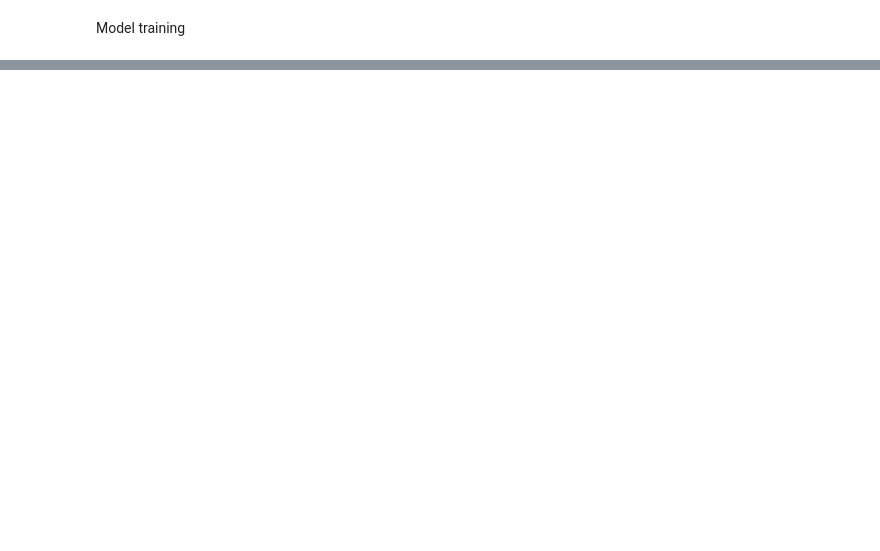
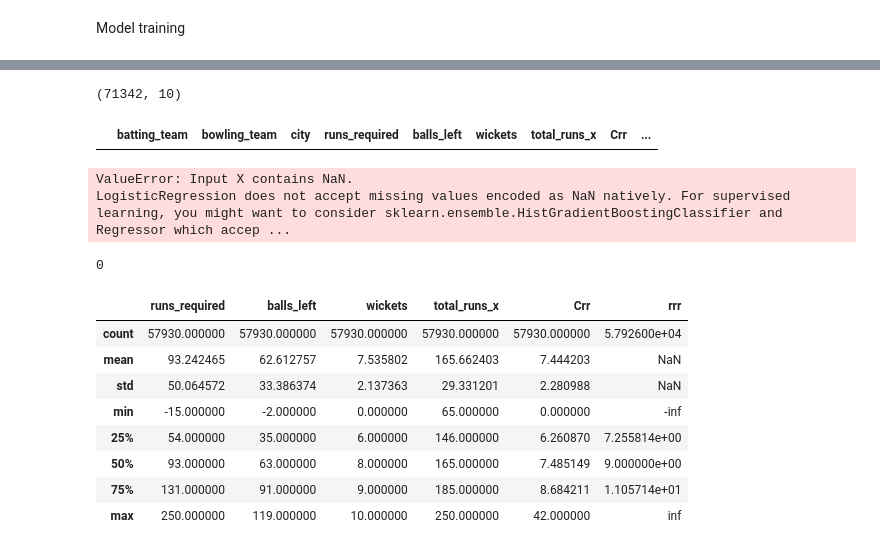
Before and after one commit to Angel-dash/Crck_pred, a Jupyter notebook: CrickPred.ipynb, the cells around one changed output, grey strips where cells are left out. Saved outputs shown, nothing was run; the diff lists cells and outputs as text; code cells hidden in the pictures; blank space fills up the shorter version.

```diff
--- a/CrickPred.ipynb
+++ b/CrickPred.ipynb
@@ -290,3 +307,20 @@ Y=df.iloc[:,-1]#all the row and the last column
+# %%
+final_df = final_df[final_df['balls_left'] != 0]
+final_df.shape
+# %% [output]
+(71342, 10)
+# %%
+final_df[final_df['balls_left']==0]
+# %% [output]
+|  | batting_team | bowling_team | city | runs_required | balls_left | wickets | total_runs_x | Crr | ... |
 # %%
 from sklearn.model_selection import train_test_split
-X_train,X_test,Y_train,Y_test=train_test_split(X,Y,test_size=0.2,random_state=1)
+X_train,X_test,y_train,y_test = train_test_split(X,y,test_size=0.2,random_state=1)
+# %%
+from sklearn.compose import ColumnTransformer
+from sklearn.preprocessing import OneHotEncoder
+
+trf = ColumnTransformer([
+    ('trf',OneHotEncoder(sparse=False,drop='first'),['batting_team','bowling_team','city'])
+]
+,remainder='passthrough')
@@ -292,0 +331,26 @@ X_train,X_test,Y_train,Y_test=train_test_split(X,Y,test_size=0.2,random_state=1)
+# %%
+pipe = Pipeline(steps=[
+    ('step1',trf),
+    ('step2',LogisticRegression(solver='liblinear'))
+])
+# %%
+pipe.fit(X_train,y_train)
+# %% [output]
+ValueError: Input X contains NaN.
+LogisticRegression does not accept missing values encoded as NaN natively. For supervised learning, you might want to consider sklearn.ensemble.HistGradientBoostingClassifier and Regressor which accep ...
+# %%
+X_train['balls_left'].isnull().sum()
+# %% [output]
+0
+# %%
+X_train.describe()
+# %% [output]
+|  | runs_required | balls_left | wickets | total_runs_x | Crr | rrr |
+| count | 57930.000000 | 57930.000000 | 57930.000000 | 57930.000000 | 57930.000000 | 5.792600e+04 |
+| mean | 93.242465 | 62.612757 | 7.535802 | 165.662403 | 7.444203 | NaN |
+| std | 50.064572 | 33.386374 | 2.137363 | 29.331201 | 2.280988 | NaN |
+| min | -15.000000 | -2.000000 | 0.000000 | 65.000000 | 0.000000 | -inf |
+| 25% | 54.000000 | 35.000000 | 6.000000 | 146.000000 | 6.260870 | 7.255814e+00 |
+| 50% | 93.000000 | 63.000000 | 8.000000 | 165.000000 | 7.485149 | 9.000000e+00 |
+| 75% | 131.000000 | 91.000000 | 9.000000 | 185.000000 | 8.684211 | 1.105714e+01 |
+| max | 250.000000 | 119.000000 | 10.000000 | 250.000000 | 42.000000 | inf |
```
Also changed, not shown: parts of 28 cells of this notebook.
